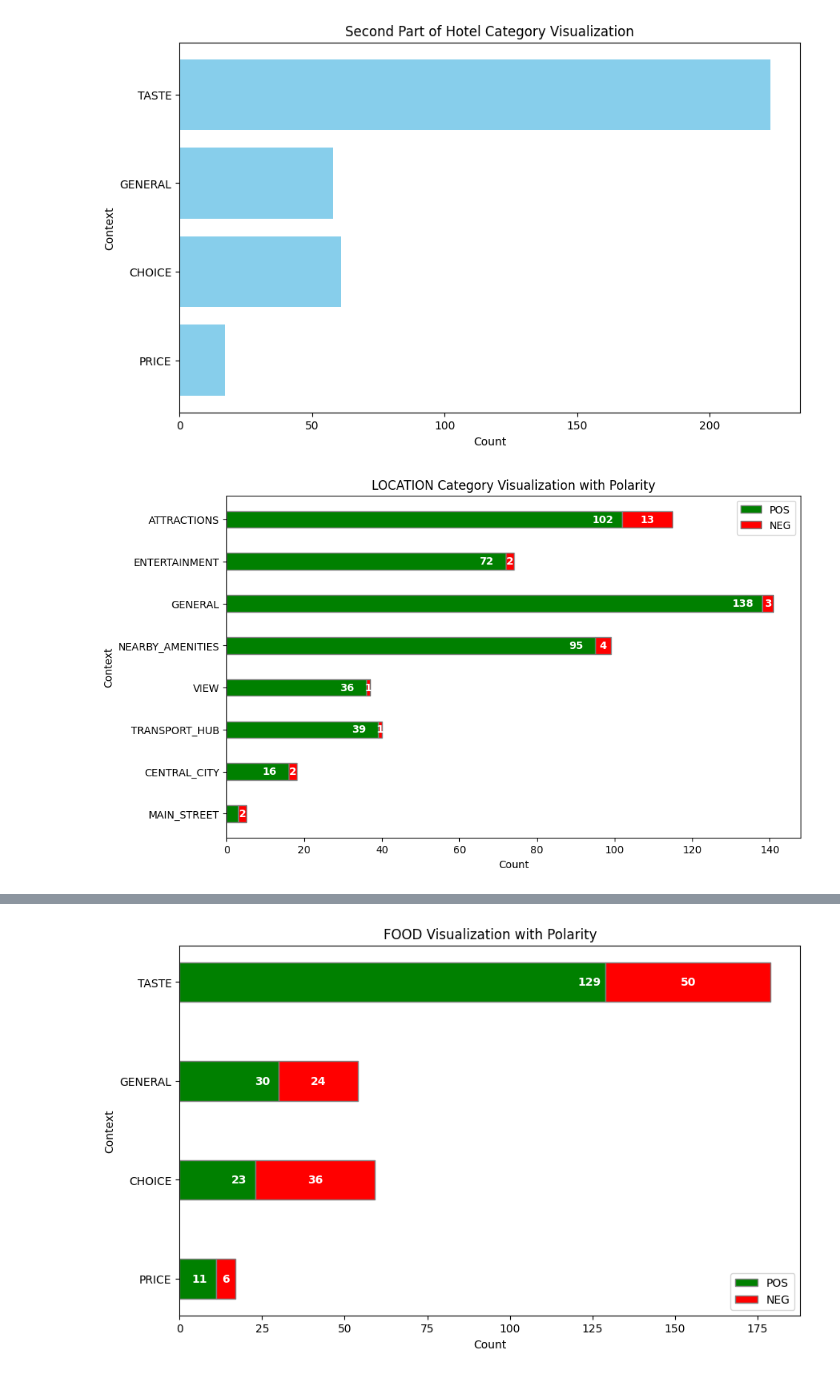
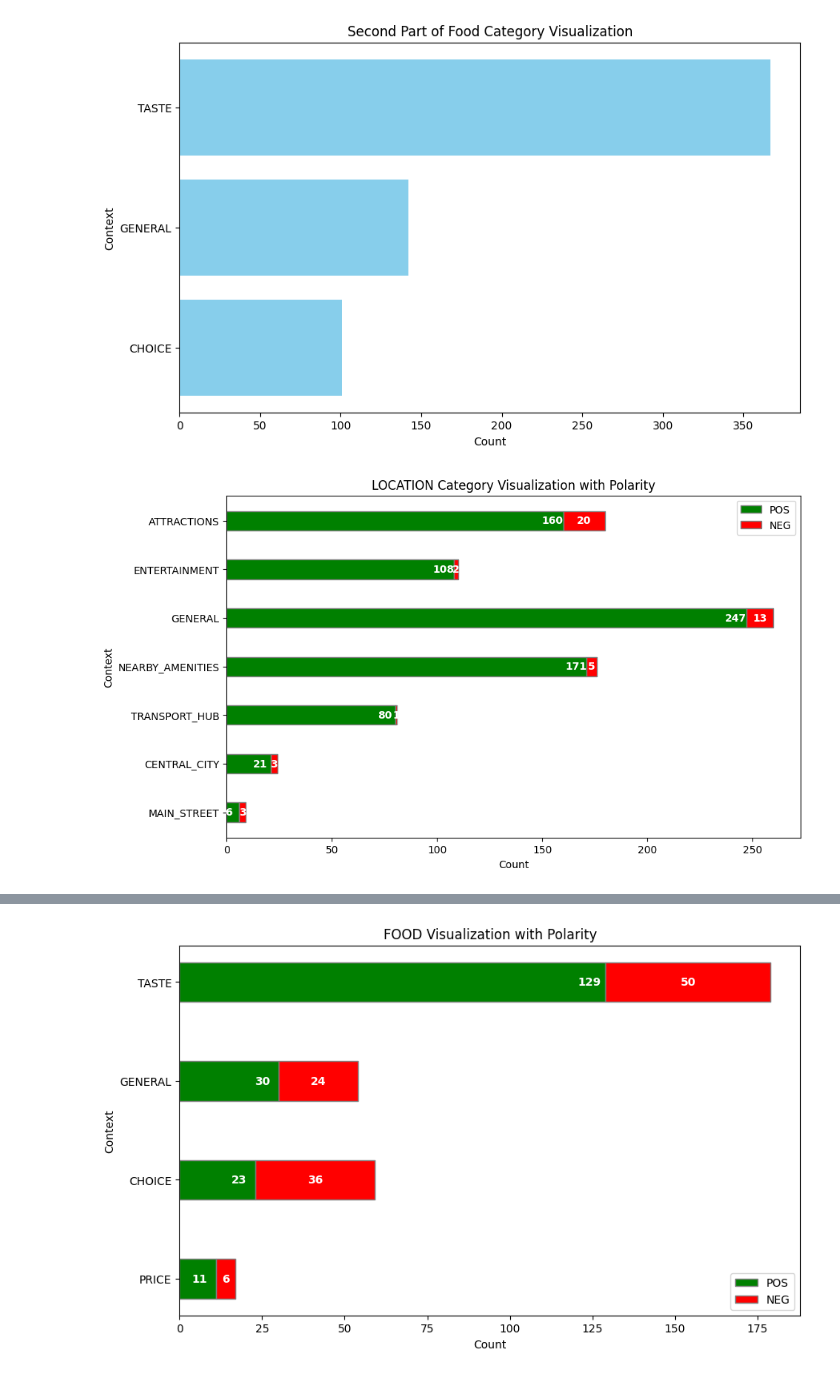
Before and after one commit to kwang0149/ta-final-project-aspect-based-sentiment-analysis-and-categorized-aspect, a Jupyter notebook: visualize_cat.ipynb, the cells around one changed output, grey strips where cells are left out. Cells and saved outputs as stored; diff of their text form; code cells hidden in the pictures.

```diff
--- a/visualize_cat.ipynb
+++ b/visualize_cat.ipynb
@@ -136,7 +138,7 @@ import json
 
 # Load data from JSONL file
 data = []
-with open('output_formatted.jsonl', 'r') as file:
+with open('output_formatted_03_06_2024_less_category.jsonl', 'r') as file:
     for line in file:
         data.append(json.loads(line))
 
@@ -172,7 +174,7 @@ import json
 
 # Load data from JSONL file
 data = []
-with open('output_formatted.jsonl', 'r') as file:
+with open('output_formatted_03_06_2024_less_category.jsonl', 'r') as file:
     for line in file:
         data.append(json.loads(line))
 
@@ -208,7 +210,7 @@ import json
 
 # Load data from JSONL file
 data = []
-with open('output_formatted.jsonl', 'r') as file:
+with open('output_formatted_03_06_2024_less_category.jsonl', 'r') as file:
     for line in file:
         data.append(json.loads(line))
 
@@ -244,7 +246,7 @@ import json
 
 # Load data from JSONL file
 data = []
-with open('output_formatted.jsonl', 'r') as file:
+with open('output_formatted_03_06_2024_less_category.jsonl', 'r') as file:
     for line in file:
         data.append(json.loads(line))
 
@@ -270,18 +272,18 @@ plt.figure(figsize=(10, 6))
 plt.barh(contexts, counts, color='skyblue')
 plt.xlabel('Count')
 plt.ylabel('Context')
-plt.title('Second Part of Hotel Category Visualization')
+plt.title('Second Part of Food Category Visualization')
 plt.gca().invert_yaxis()
 plt.show()
 # %% [output]
-[figure, old version]
+[figure, new version]
 # %%
 import json
 import matplotlib.pyplot as plt
 
 # Load data from JSONL file
 data = []
-with open('output_formatted.jsonl', 'r') as file:
+with open('output_formatted_03_06_2024_less_category.jsonl', 'r') as file:
     for line in file:
         data.append(json.loads(line))
 
@@ -300,34 +302,34 @@ for entry in data:
                     hotel_context_counts[context][polarity] += 1
 
 # Prepare data for plotting
 contexts = list(hotel_context_counts.keys())
 positive_counts = [hotel_context_counts[context]['POS'] for context in contexts]
 negative_counts = [hotel_context_counts[context]['NEG'] for context in contexts]
 
 # Plotting
 plt.figure(figsize=(10, 6))
 bar_width = 0.4
 
 # Create bars for positive and negative counts
 bar1 = plt.barh(contexts, positive_counts, color='green', edgecolor='grey', height=bar_width, label='POS')
 bar2 = plt.barh(contexts, negative_counts, left=positive_counts, color='red', edgecolor='grey', height=bar_width, label='NEG')
 
 # Adding labels
 for bar in bar1:
     width = bar.get_width()
     plt.text(width - 5, bar.get_y() + bar.get_height() / 2, f'{int(width)}', ha='center', va='center', color='white', fontweight='bold')
 for bar in bar2:
     width = bar.get_width()
     plt.text(bar.get_x() + width / 2, bar.get_y() + bar.get_height() / 2, f'{int(width)}', ha='center', va='center', color='white', fontweight='bold')
 
 plt.xlabel('Count')
 plt.ylabel('Context')
 plt.title('LOCATION Category Visualization with Polarity')
 plt.legend()
 plt.gca().invert_yaxis()
 plt.show()
 # %% [output]
-[figure, old version]
+[figure, new version]
 # %%
 import json
 import matplotlib.pyplot as plt
```
Also changed, not shown: parts of 8 cells of this notebook, 24 other files.
